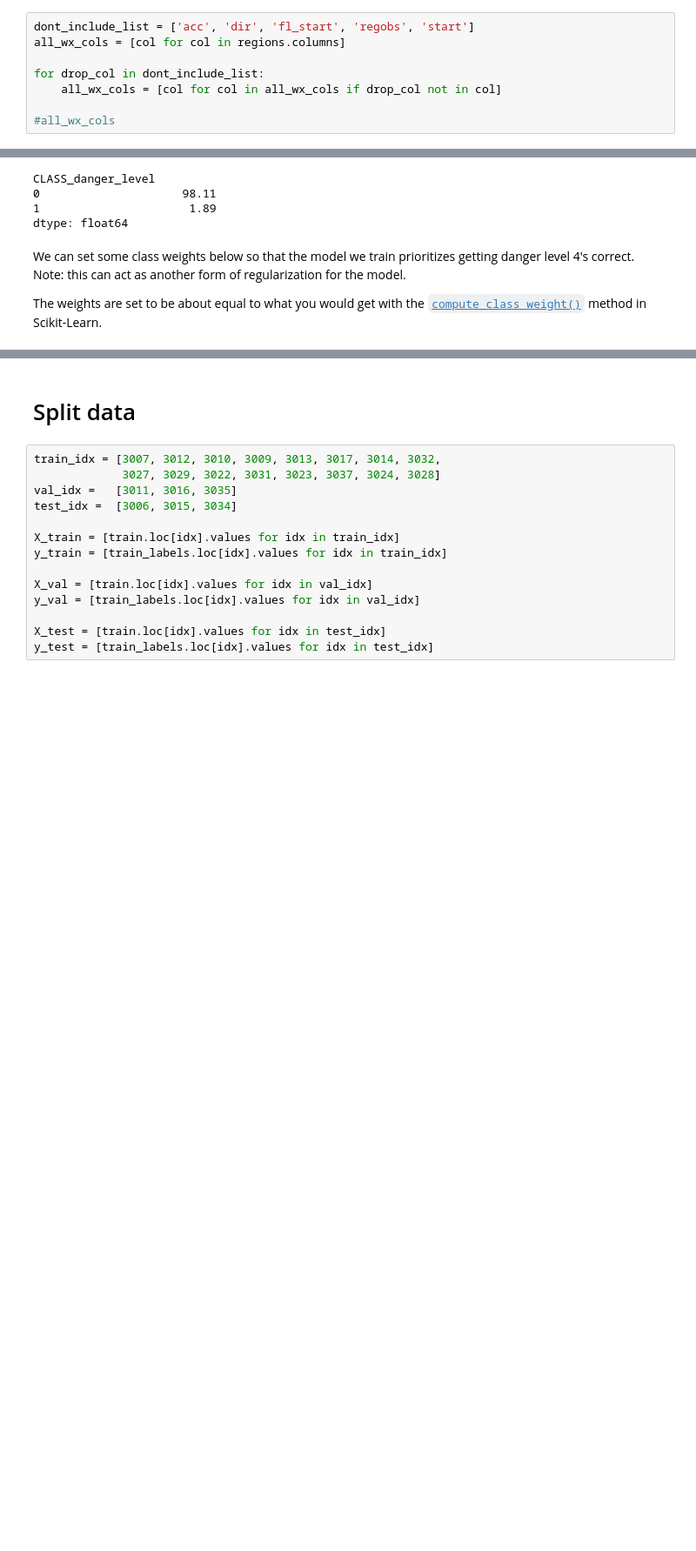
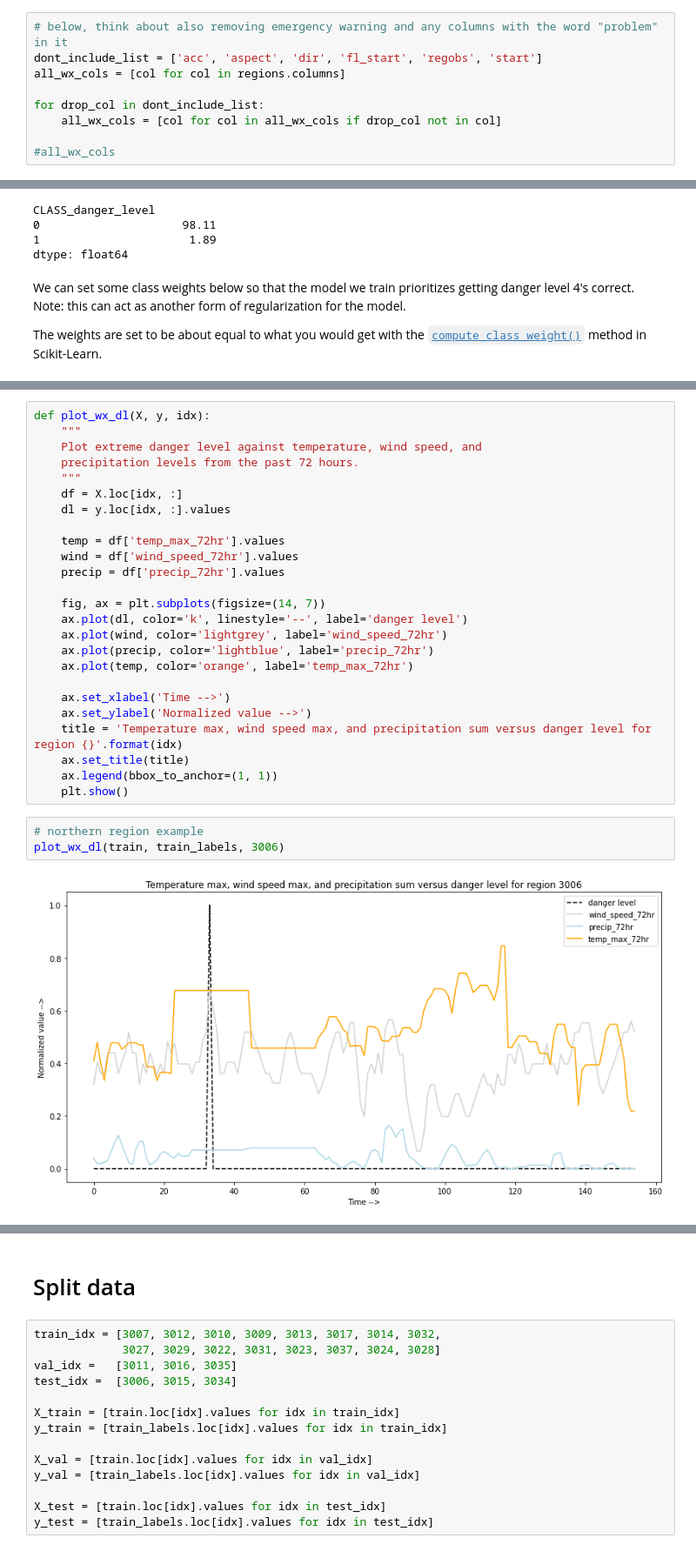
Before and after one commit to NVE/avalanche_ml, a Jupyter notebook: notebooks/training/neural_networks_danger_level_update.ipynb, the cells around one changed output, grey strips where cells are left out. Shown at 87% size. Cells and saved outputs as stored; diff of their text form; blank space fills up the shorter version.

Commit message:
updating exploratory plotting methods, experimenting with manual training loop vs callbacks for end of epoch metrics report

```diff
--- a/notebooks/training/neural_networks_danger_level_update.ipynb
+++ b/notebooks/training/neural_networks_danger_level_update.ipynb
@@ -209,7 +140,8 @@ regions = sum_over_features(regions, to_sum, 'precip_72hr')
 to_sum = ['temp_max_0', 'temp_max_1', 'temp_max_2']
 regions = take_max(regions, to_sum, 'temp_max_72hr')
 # %%
-dont_include_list = ['acc', 'dir', 'fl_start', 'regobs', 'start']
+# below, think about also removing emergency warning and any columns with the word "problem" in it
+dont_include_list = ['acc', 'aspect', 'dir', 'fl_start', 'regobs', 'start']
 all_wx_cols = [col for col in regions.columns]
 
 for drop_col in dont_include_list:
@@ -321,0 +277,30 @@ weights
+# %%
+def plot_wx_dl(X, y, idx):
+    """
+    Plot extreme danger level against temperature, wind speed, and
+    precipitation levels from the past 72 hours.
+    """
+    df = X.loc[idx, :]
+    dl = y.loc[idx, :].values
+
+    temp = df['temp_max_72hr'].values
+    wind = df['wind_speed_72hr'].values
+    precip = df['precip_72hr'].values
+
+    fig, ax = plt.subplots(figsize=(14, 7))
+    ax.plot(dl, color='k', linestyle='--', label='danger level')
+    ax.plot(wind, color='lightgrey', label='wind_speed_72hr')
+    ax.plot(precip, color='lightblue', label='precip_72hr')
+    ax.plot(temp, color='orange', label='temp_max_72hr')
+
+    ax.set_xlabel('Time -->')
+    ax.set_ylabel('Normalized value -->')
+    title = 'Temperature max, wind speed max, and precipitation sum versus danger level for region {}'.format(idx)
+    ax.set_title(title)
+    ax.legend(bbox_to_anchor=(1, 1))
+    plt.show()
+# %%
+# northern region example
+plot_wx_dl(train, train_labels, 3006)
+# %% [output]
+[figure, added]
```
Also changed, not shown: parts of 54 cells of this notebook.
